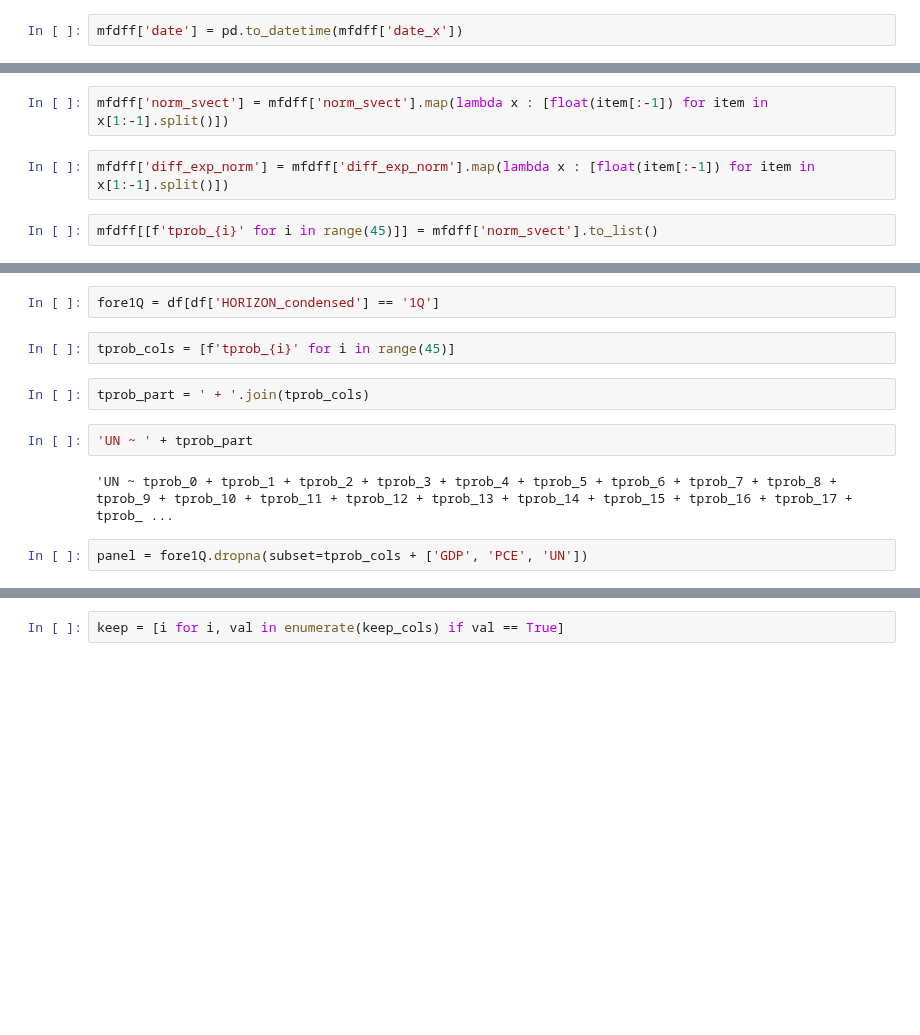
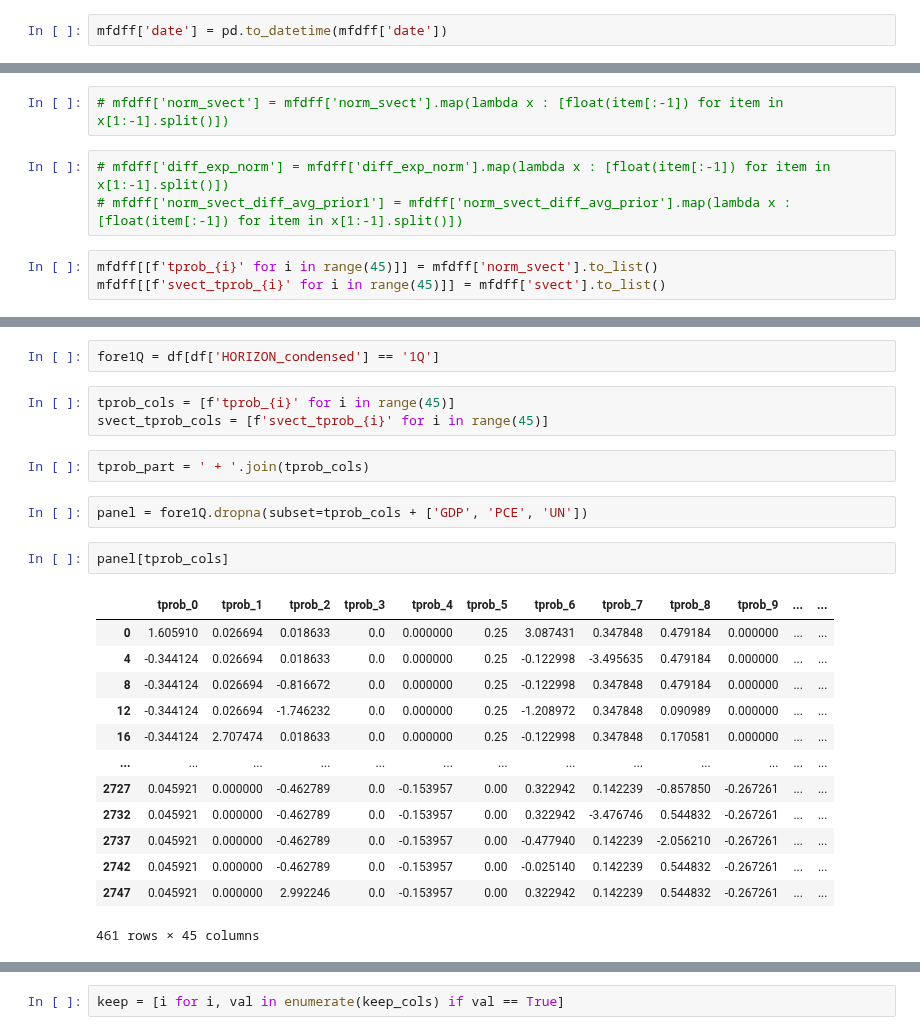
Before and after one commit to bendurham441/fed-nlp, a Jupyter notebook: external-validity/match_projections.ipynb, the cells around one changed output, grey strips where cells are left out. Drawn from its saved outputs; the diff is of its cells as text; blank space fills up the shorter version.

```diff
--- a/external-validity/match_projections.ipynb
+++ b/external-validity/match_projections.ipynb
@@ -98,5 +101,5 @@ mfdff = pd.read_csv('../working-csvs/mfdff.csv', index_col=0)
 # %%
-mfdff['date'] = pd.to_datetime(mfdff['date_x'])
+mfdff['date'] = pd.to_datetime(mfdff['date'])
 # %%
 mfdff['year'] = mfdff['date'].dt.year
 mfdff['m'] = mfdff['date'].dt.month
@@ -119,9 +106,11 @@ proj[['year', 'm']]
 # %%
-mfdff['norm_svect'] = mfdff['norm_svect'].map(lambda x : [float(item[:-1]) for item in x[1:-1].split()])
+# mfdff['norm_svect'] = mfdff['norm_svect'].map(lambda x : [float(item[:-1]) for item in x[1:-1].split()])
 # %%
-mfdff['diff_exp_norm'] = mfdff['diff_exp_norm'].map(lambda x : [float(item[:-1]) for item in x[1:-1].split()])
+# mfdff['diff_exp_norm'] = mfdff['diff_exp_norm'].map(lambda x : [float(item[:-1]) for item in x[1:-1].split()])
+# mfdff['norm_svect_diff_avg_prior1'] = mfdff['norm_svect_diff_avg_prior'].map(lambda x : [float(item[:-1]) for item in x[1:-1].split()])
 # %%
 mfdff[[f'tprob_{i}' for i in range(45)]] = mfdff['norm_svect'].to_list()
+mfdff[[f'svect_tprob_{i}' for i in range(45)]] = mfdff['svect'].to_list()
 # %%
 df = proj.merge(mfdff, left_on=['year', 'm', 'speaker'], right_on=['year', 'm', 'lname'], how='left', indicator=True)
 # %%
@@ -210,11 +194,24 @@ df
 fore1Q = df[df['HORIZON_condensed'] == '1Q']
 # %%
 tprob_cols = [f'tprob_{i}' for i in range(45)]
+svect_tprob_cols = [f'svect_tprob_{i}' for i in range(45)]
 # %%
 tprob_part = ' + '.join(tprob_cols)
-# %%
-'UN ~ ' + tprob_part
-# %% [output]
-'UN ~ tprob_0 + tprob_1 + tprob_2 + tprob_3 + tprob_4 + tprob_5 + tprob_6 + tprob_7 + tprob_8 + tprob_9 + tprob_10 + tprob_11 + tprob_12 + tprob_13 + tprob_14 + tprob_15 + tprob_16 + tprob_17 + tprob_ ...
 # %%
 panel = fore1Q.dropna(subset=tprob_cols + ['GDP', 'PCE', 'UN'])
+# %%
+panel[tprob_cols]
+# %% [output]
+|  | tprob_0 | tprob_1 | tprob_2 | tprob_3 | tprob_4 | tprob_5 | tprob_6 | tprob_7 | tprob_8 | tprob_9 | ... | ... |
+| 0 | 1.605910 | 0.026694 | 0.018633 | 0.0 | 0.000000 | 0.25 | 3.087431 | 0.347848 | 0.479184 | 0.000000 | ... | ... |
+| 4 | -0.344124 | 0.026694 | 0.018633 | 0.0 | 0.000000 | 0.25 | -0.122998 | -3.495635 | 0.479184 | 0.000000 | ... | ... |
+| 8 | -0.344124 | 0.026694 | -0.816672 | 0.0 | 0.000000 | 0.25 | -0.122998 | 0.347848 | 0.479184 | 0.000000 | ... | ... |
+| 12 | -0.344124 | 0.026694 | -1.746232 | 0.0 | 0.000000 | 0.25 | -1.208972 | 0.347848 | 0.090989 | 0.000000 | ... | ... |
+| 16 | -0.344124 | 2.707474 | 0.018633 | 0.0 | 0.000000 | 0.25 | -0.122998 | 0.347848 | 0.170581 | 0.000000 | ... | ... |
+| ... | ... | ... | ... | ... | ... | ... | ... | ... | ... | ... | ... | ... |
+| 2727 | 0.045921 | 0.000000 | -0.462789 | 0.0 | -0.153957 | 0.00 | 0.322942 | 0.142239 | -0.857850 | -0.267261 | ... | ... |
+| 2732 | 0.045921 | 0.000000 | -0.462789 | 0.0 | -0.153957 | 0.00 | 0.322942 | -3.476746 | 0.544832 | -0.267261 | ... | ... |
+| 2737 | 0.045921 | 0.000000 | -0.462789 | 0.0 | -0.153957 | 0.00 | -0.477940 | 0.142239 | -2.056210 | -0.267261 | ... | ... |
+| 2742 | 0.045921 | 0.000000 | -0.462789 | 0.0 | -0.153957 | 0.00 | -0.025140 | 0.142239 | 0.544832 | -0.267261 | ... | ... |
+| 2747 | 0.045921 | 0.000000 | 2.992246 | 0.0 | -0.153957 | 0.00 | 0.322942 | 0.142239 | 0.544832 | -0.267261 | ... | ... |
+461 rows × 45 columns
```
Also changed, not shown: parts of 17 cells of this notebook, 1 other file.
